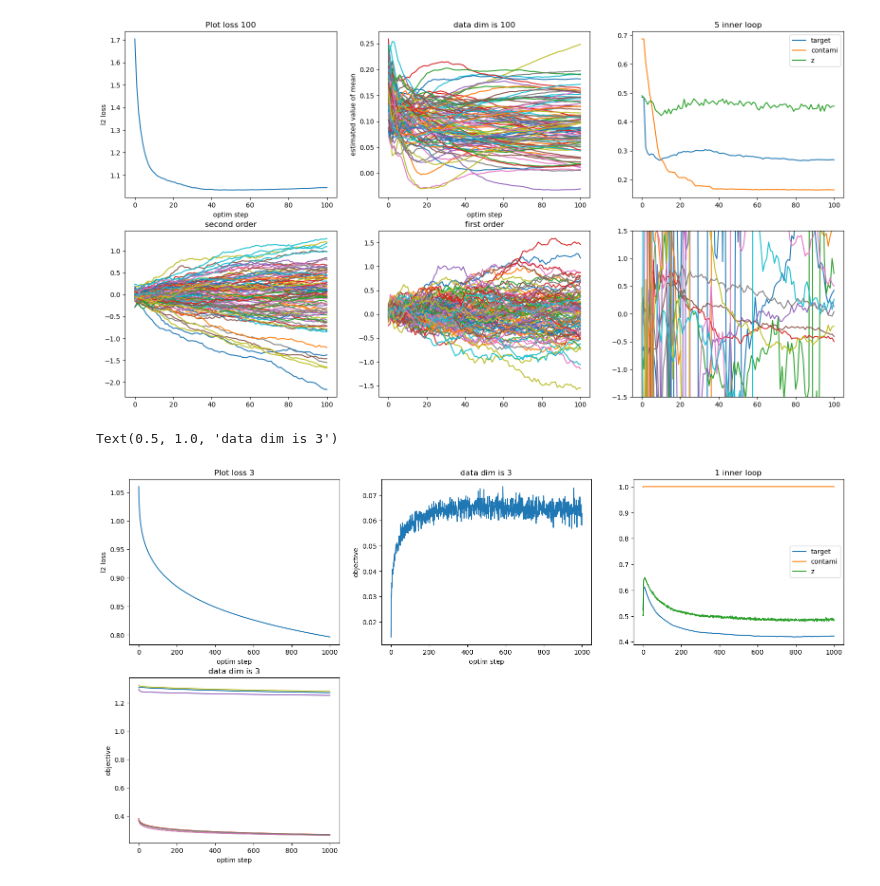
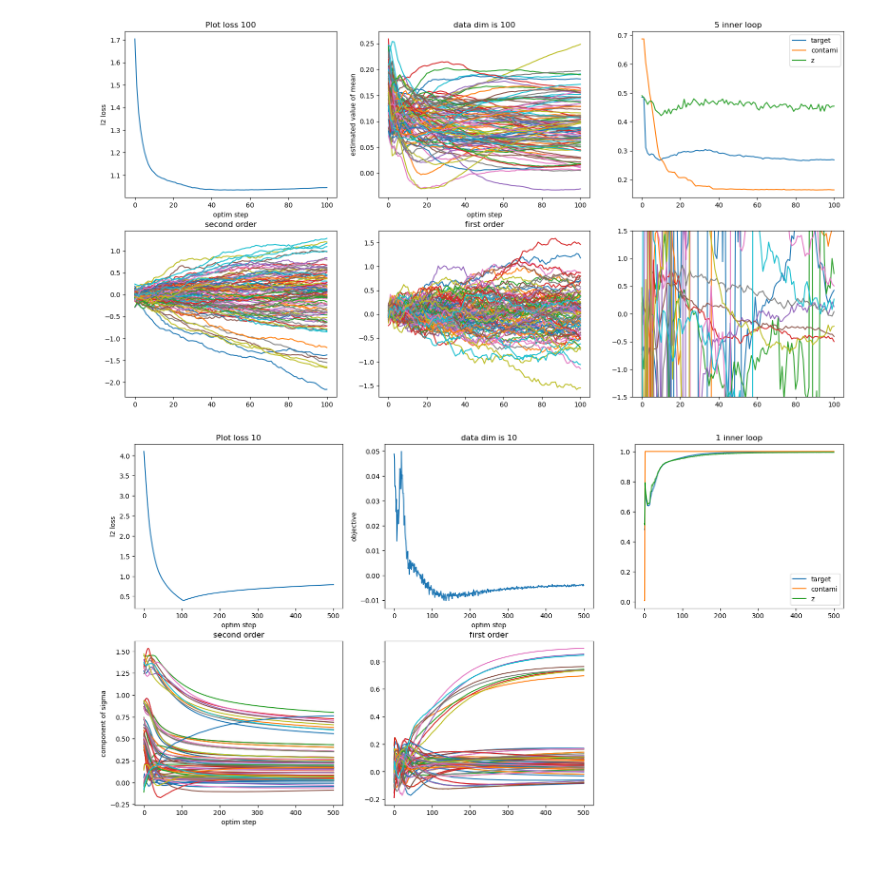
Before and after one commit to monarsan/robust-GAN, a Jupyter notebook: work/main/tmp.ipynb, the cells around one changed output. Cells and saved outputs as stored; diff of their text form; code cells hidden in the pictures; blank space fills up the shorter version.

```diff
--- a/work/main/tmp.ipynb
+++ b/work/main/tmp.ipynb
@@ -54,7 +54,7 @@ import numpy as np
 import matplotlib.pyplot as plt
 from gan import gan as GAN
 # %%
-optim_iter = 1000
+optim_iter = 500
 # gan = GAN(2, 0.1)
 # gan.dist_init('sigma', 0, 5, sigma_setting='ar')
 # gan.data_init(10000, 3)
@@ -66,56 +66,52 @@ optim_iter = 1000
 # plt.xlabel('optim step')
 # plt.ylabel('objective')
 # plt.title(f'data dim is {gan.data_dim}')
-
-gan = GAN(3, 0.1)
-gan.dist_init('sigma', 0, 5, sigma_setting='ar')
-gan.data_init(10000, 3)
-gan.model_init(D_init_option='random', G_init_option='kendall')
-gan.optimizer_init(0.1, 0.1, 0.95, 1e-4, 1e-4,
-                    update_D_iter=1, is_mm_alg=False)
-gan.fit(optim_iter)
+for i in range(3):
+    gan = GAN(10, 0.1)
+    gan.dist_init('sigma', 0, 5, sigma_setting='ar')
+    gan.data_init(1000, 3)
+    gan.model_init(D_init_option='random', G_init_option='kendall')
+    # gan.optimizer_init(1, 1, 0.35, 1e-4, 1e-4,
+                        # update_D_iter=1, is_mm_alg=False)
+    gan.optimizer_init(1, 1, 0.35, 1e-3, 1e-4,
+                        update_D_iter=1, is_mm_alg=False)
+    gan.fit(optim_iter, verbose=True)
+    gan.plot()
 # %%
 col_num = 3
 row_num = 2
 plt.figure(figsize=(6.5 * col_num, 5 * row_num))
 plt.subplot(row_num, col_num, 1)
 plt.plot(gan.l2_loss)
 plt.xlabel('optim step')
 plt.ylabel('l2 loss')
 plt.title(f'Plot loss {gan.data_dim}')
 plt.subplot(row_num, col_num, 2)
 # for mean in gan.emperical_true_mean:
 # #     plt.hlines(mean, 0, gan.optim_iter, colors='r', lw=1)
 plt.plot(np.array(gan.objective))
 plt.xlabel('optim step')
 plt.ylabel('objective')
 plt.title(f'data dim is {gan.data_dim}')
 # plt.legend()
 plt.subplot(row_num, col_num, 3)
 plt.plot(gan.D_data_record, label='target')
 plt.plot(gan.D_contami_record,label='contami')
 plt.plot(gan.D_z_record, label='z')
 plt.title(f'{gan.update_D_iter} inner loop')
 plt.legend()
 
 plt.subplot(row_num, col_num, 4)
 plt.plot(np.array(gan.G_record).reshape((len(gan.G_record)), gan.data_dim ** 2))
 plt.xlabel('optim step')
-plt.ylabel('objective')
+plt.ylabel('component of sigma')
 plt.title(f'data dim is {gan.data_dim}')
 
-# plt.subplot(row_num, col_num, 4)
-# plt.plot(np.array(gan.D_record)[:,:gan.data_dim]);
-# plt.title('second order')
-# plt.subplot(row_num, col_num, 5)
-# plt.plot(np.array(gan.D_record)[:,gan.data_dim:]);
-# plt.title('first order')
-# D_rec = np.array(gan.D_record)
-# plt.subplot(row_num, col_num, 6)
-# vertex = - 0.5 * D_rec[:, gan.data_dim:] / D_rec[:, :gan.data_dim]
-# vertex = vertex[:, :10]
-# plt.plot(vertex)
-# plt.ylim(-1.5, 1.5)
+plt.subplot(row_num, col_num, 4)
+plt.plot(np.array(gan.D_record)[:,:gan.data_dim]);
+plt.title('second order')
+plt.subplot(row_num, col_num, 5)
+plt.plot(np.array(gan.D_record)[:,gan.data_dim:]);
+plt.title('first order')
 # %% [output]
-Text(0.5, 1.0, 'data dim is 3')
-[figure, old version]
+[figure, new version]
```
Also changed, not shown: parts of 1 cell of this notebook, 1 other file.
